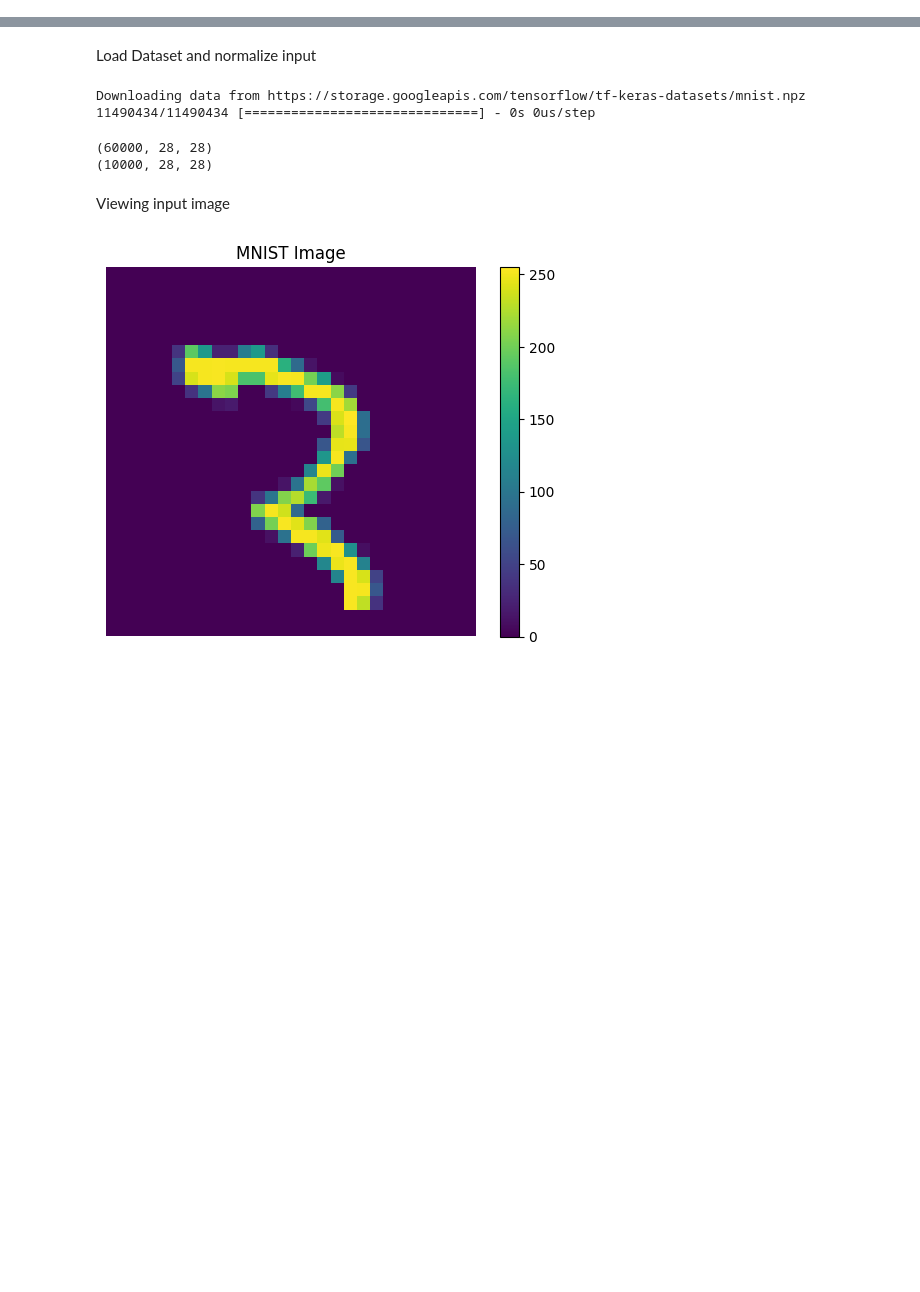
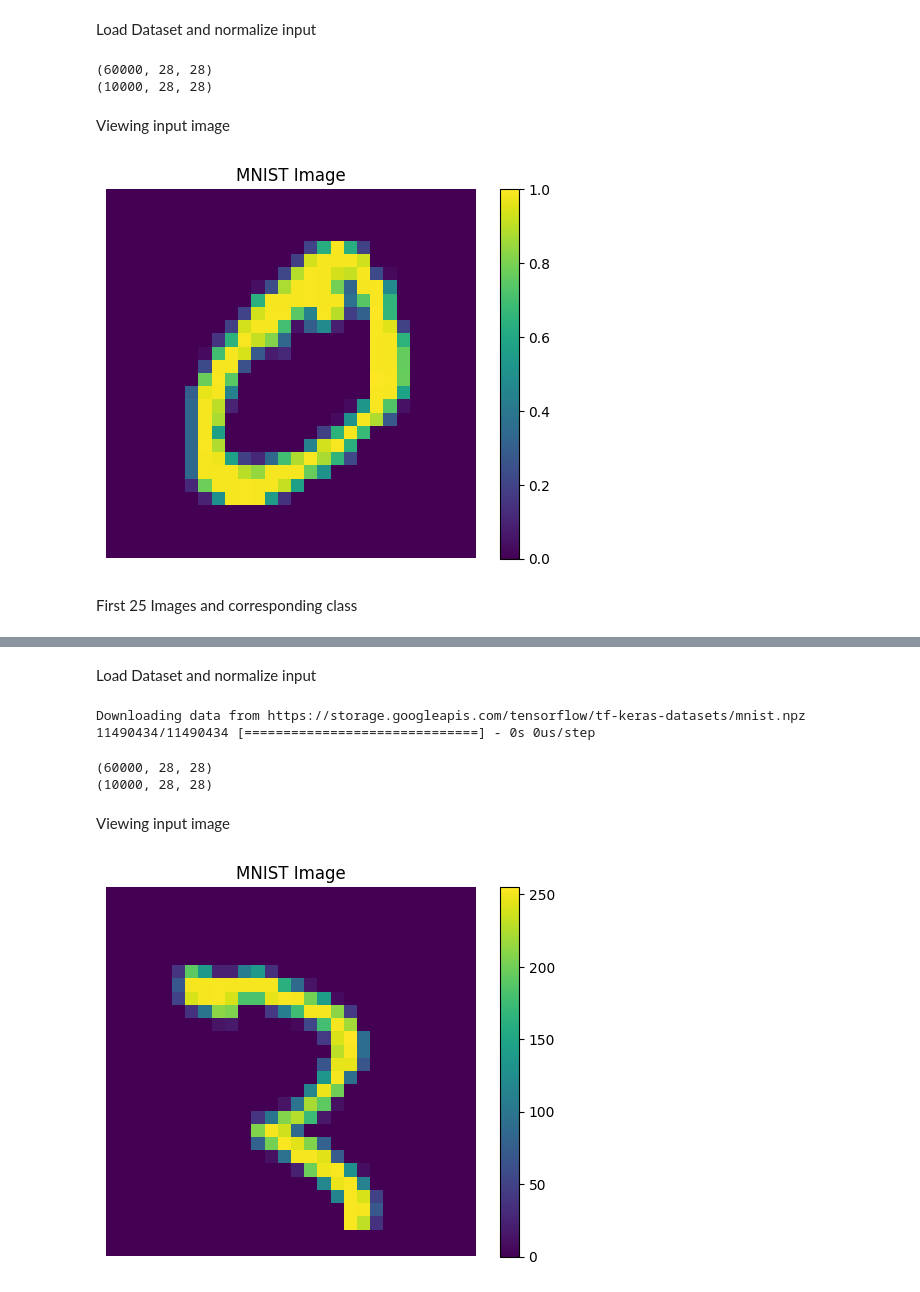
Before and after one commit to srumangala/Deep_learning, a Jupyter notebook: MNIST3.ipynb, the cells around one changed output, grey strips where cells are left out. Cells and saved outputs as stored; diff of their text form; code cells hidden in the pictures; blank space fills up the shorter version.

```diff
--- a/MNIST3.ipynb
+++ b/MNIST3.ipynb
@@ -2,0 +16,26 @@
+# %% [markdown]
+Load Dataset and normalize input
+# %%
+(x_train,y_train),(x_test,y_test) = keras.datasets.mnist.load_data()
+# %%
+x_train = x_train/255.0
+x_test = x_test/255.0
+class_names=['0','1','2','3','4','5','6','7','8','9']
+print(x_train.shape)
+print(x_test.shape)
+# %% [output]
+(60000, 28, 28)
+(10000, 28, 28)
+# %% [markdown]
+Viewing input image
+# %%
+plt.figure()
+plt.imshow(x_train[1])
+plt.title('MNIST Image')
+plt.colorbar()
+plt.axis("off")
+plt.show()
+# %% [output]
+[figure, added]
+# %% [markdown]
+First 25 Images and corresponding class
```
Also changed, not shown: parts of 56 cells of this notebook.
